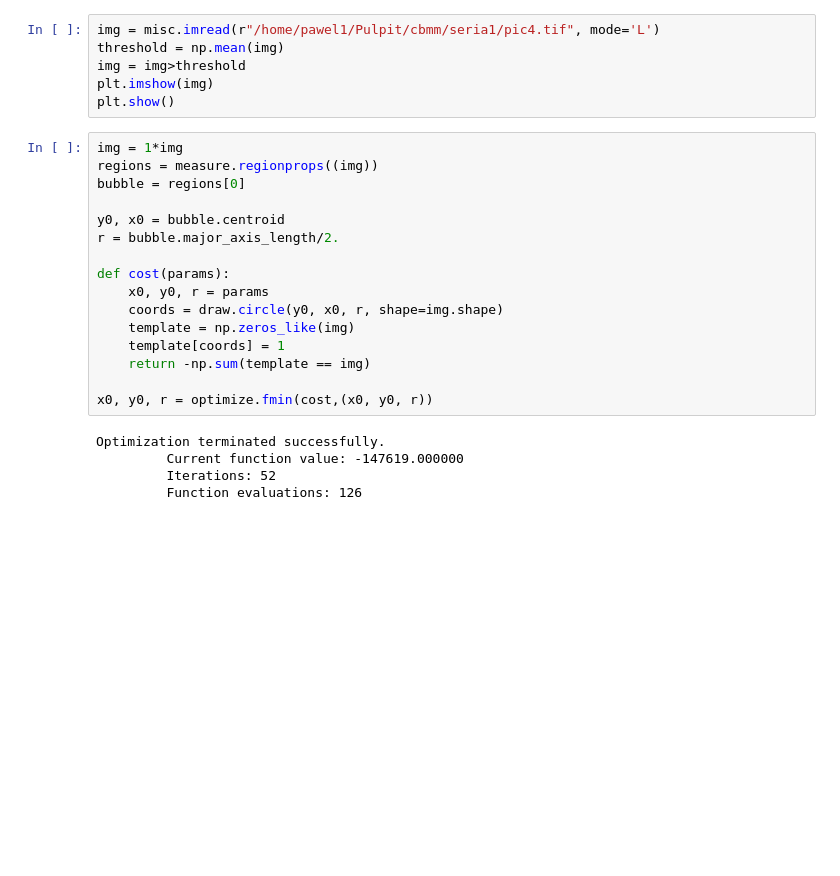
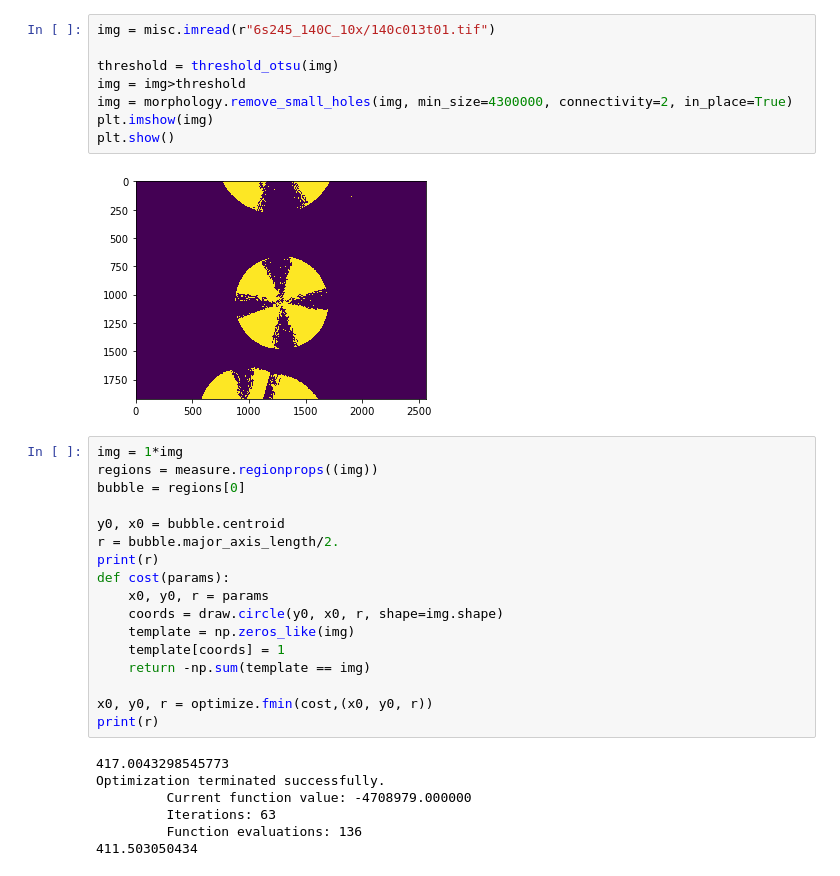
Before and after one commit to pawel21/crystal_grow_analysis_image, a Jupyter notebook: fit_circle_to_image.ipynb, the cells around one changed output. Drawn from its saved outputs; the diff is of its cells as text; blank space fills up the shorter version.

```diff
--- a/fit_circle_to_image.ipynb
+++ b/fit_circle_to_image.ipynb
@@ -8,9 +11,13 @@ import os
 # %%
-img = misc.imread(r"/home/pawel1/Pulpit/cbmm/seria1/pic4.tif", mode='L')
-threshold = np.mean(img)
+img = misc.imread(r"6s245_140C_10x/140c013t01.tif")
+
+threshold = threshold_otsu(img)
 img = img>threshold
+img = morphology.remove_small_holes(img, min_size=4300000, connectivity=2, in_place=True)
 plt.imshow(img)
 plt.show()
+# %% [output]
+[figure, added]
 # %%
 img = 1*img
 regions = measure.regionprops((img))
@@ -18,7 +25,7 @@ bubble = regions[0]
 
 y0, x0 = bubble.centroid
 r = bubble.major_axis_length/2.
-
+print(r)
 def cost(params):
     x0, y0, r = params
     coords = draw.circle(y0, x0, r, shape=img.shape)
@@ -27,11 +34,14 @@ def cost(params):
     return -np.sum(template == img)
 
 x0, y0, r = optimize.fmin(cost,(x0, y0, r))
+print(r)
 # %% [output]
+417.0043298545773
 Optimization terminated successfully.
-         Current function value: -147619.000000
-         Iterations: 52
-         Function evaluations: 126
+         Current function value: -4708979.000000
+         Iterations: 63
+         Function evaluations: 136
+411.503050434
 # %%
 f, ax = plt.subplots()
 circle = plt.Circle((x0, y0), r, alpha=0.5)
```
Also changed, not shown: parts of 8 cells of this notebook, 1 other file.
